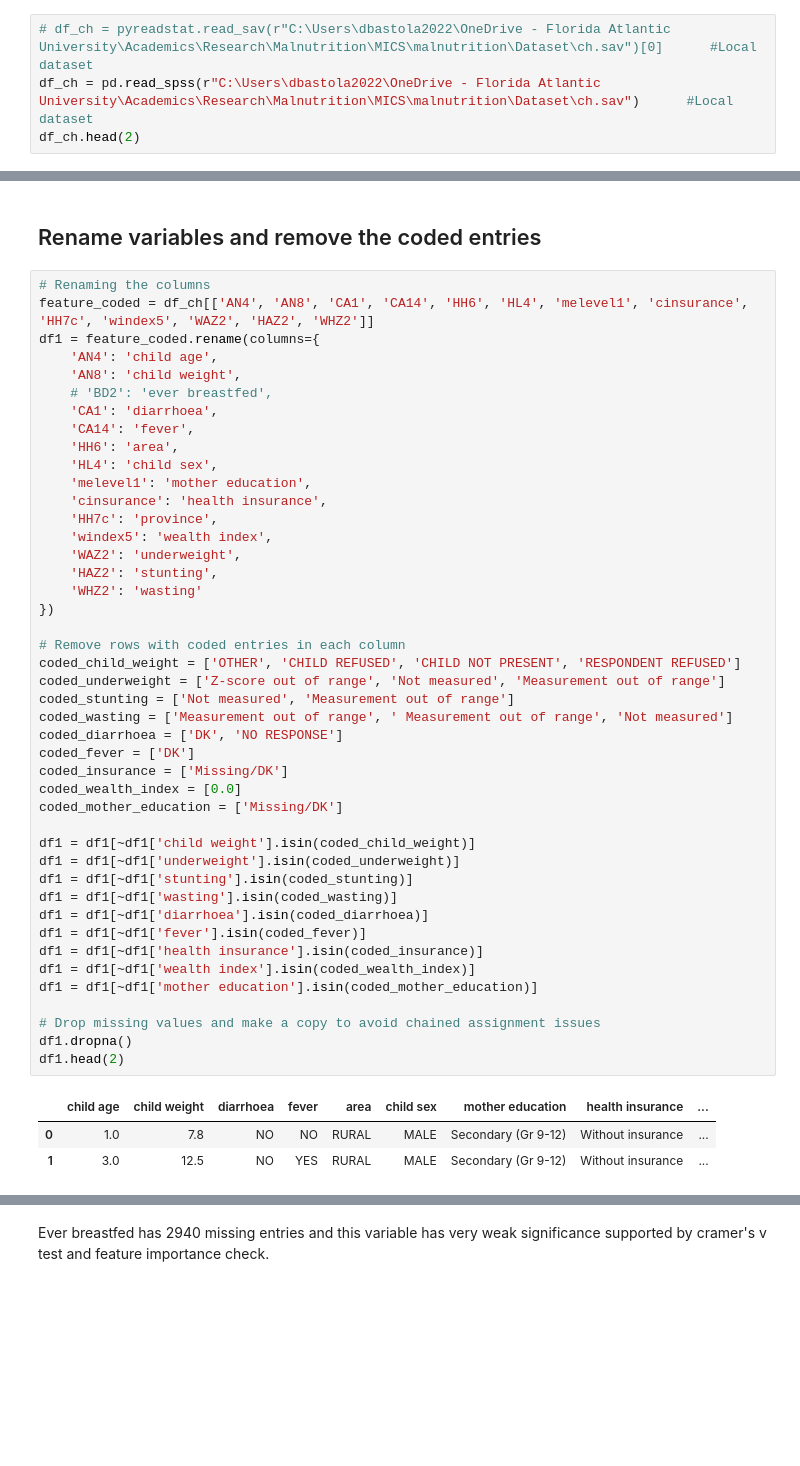
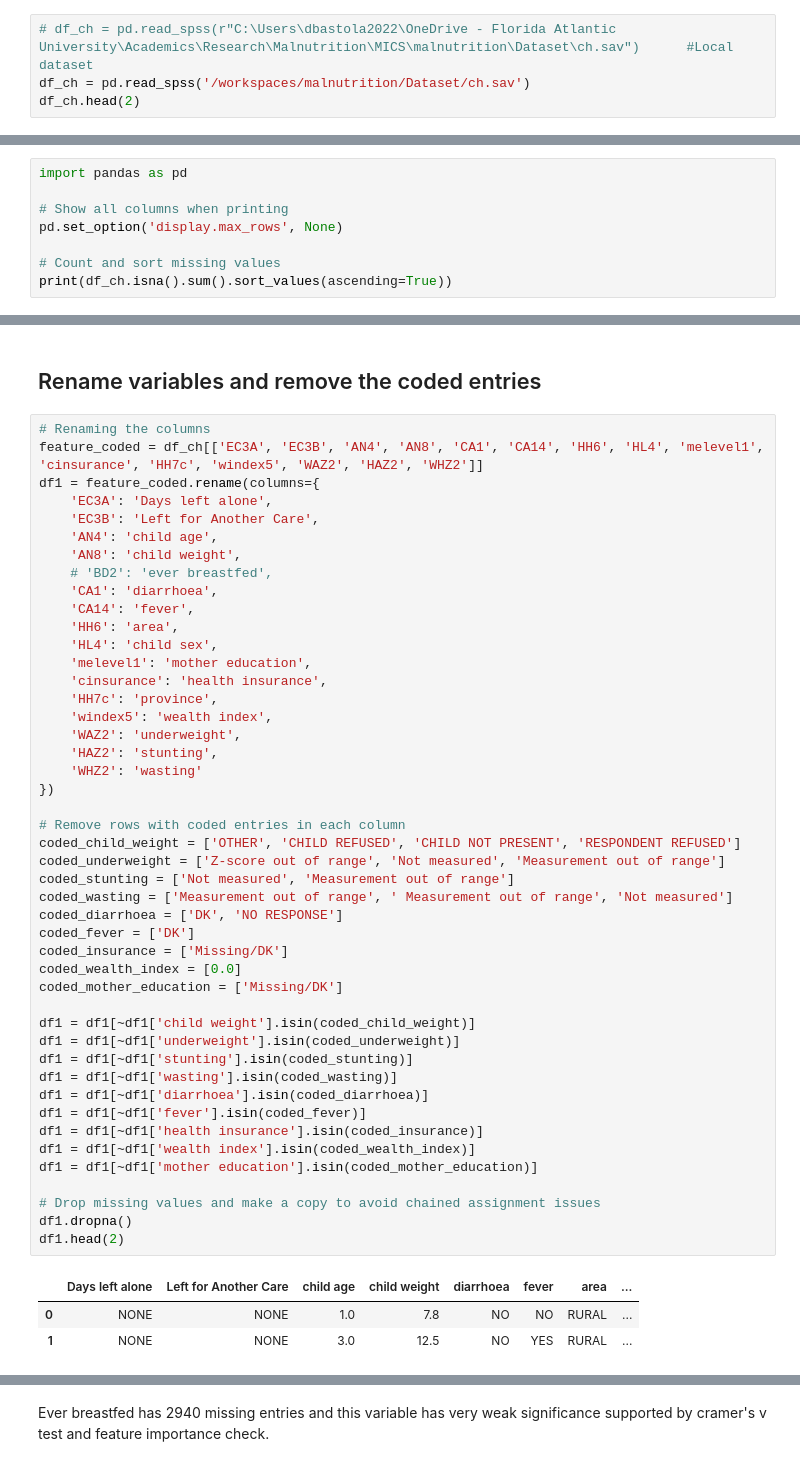
Before and after one commit to deepakbastola/malnutrition, a Jupyter notebook: models/pps.ipynb, the cells around one changed output, grey strips where cells are left out. Cells and saved outputs as stored; diff of their text form; blank space fills up the shorter version.

```diff
--- a/models/pps.ipynb
+++ b/models/pps.ipynb
@@ -19,8 +24,8 @@ import geopandas as gpd
 # %% [markdown]
 ## Load data
 # %%
-# df_ch = pyreadstat.read_sav(r"C:\Users\dbastola2022\OneDrive - Florida Atlantic University\Academics\Research\Malnutrition\MICS\malnutrition\Dataset\ch.sav")[0]      #Local dataset
-df_ch = pd.read_spss(r"C:\Users\dbastola2022\OneDrive - Florida Atlantic University\Academics\Research\Malnutrition\MICS\malnutrition\Dataset\ch.sav")      #Local dataset
+# df_ch = pd.read_spss(r"C:\Users\dbastola2022\OneDrive - Florida Atlantic University\Academics\Research\Malnutrition\MICS\malnutrition\Dataset\ch.sav")      #Local dataset
+df_ch = pd.read_spss('/workspaces/malnutrition/Dataset/ch.sav')
 df_ch.head(2)
 # %% [output]
 |  | HH1 | HH2 | LN | UF1 | UF2 | UF3 | UFINT | UF4 | UF5 | UF6 | ... | ... |
@@ -33,0 +35,8 @@ df_ch.shape
+# %%
+import pandas as pd
+
+# Show all columns when printing
+pd.set_option('display.max_rows', None)
+
+# Count and sort missing values
+print(df_ch.isna().sum().sort_values(ascending=True))
@@ -35,8 +62,10 @@ df_ch.shape
 ## Rename variables and remove the coded entries
 # %%
 # Renaming the columns
-feature_coded = df_ch[['AN4', 'AN8', 'CA1', 'CA14', 'HH6', 'HL4', 'melevel1', 'cinsurance', 'HH7c', 'windex5', 'WAZ2', 'HAZ2', 'WHZ2']]
+feature_coded = df_ch[['EC3A', 'EC3B', 'AN4', 'AN8', 'CA1', 'CA14', 'HH6', 'HL4', 'melevel1', 'cinsurance', 'HH7c', 'windex5', 'WAZ2', 'HAZ2', 'WHZ2']]
 df1 = feature_coded.rename(columns={
+    'EC3A': 'Days left alone',
+    'EC3B': 'Left for Another Care',
     'AN4': 'child age',
     'AN8': 'child weight',
     # 'BD2': 'ever breastfed',
@@ -51,33 +80,33 @@ df1 = feature_coded.rename(columns={
     'WAZ2': 'underweight',
     'HAZ2': 'stunting',
     'WHZ2': 'wasting'
 })
 
 # Remove rows with coded entries in each column
 coded_child_weight = ['OTHER', 'CHILD REFUSED', 'CHILD NOT PRESENT', 'RESPONDENT REFUSED']
 coded_underweight = ['Z-score out of range', 'Not measured', 'Measurement out of range']
 coded_stunting = ['Not measured', 'Measurement out of range']
 coded_wasting = ['Measurement out of range', ' Measurement out of range', 'Not measured']
 coded_diarrhoea = ['DK', 'NO RESPONSE']
 coded_fever = ['DK']
 coded_insurance = ['Missing/DK']
 coded_wealth_index = [0.0]
 coded_mother_education = ['Missing/DK']
 
 df1 = df1[~df1['child weight'].isin(coded_child_weight)]
 df1 = df1[~df1['underweight'].isin(coded_underweight)]
 df1 = df1[~df1['stunting'].isin(coded_stunting)]
 df1 = df1[~df1['wasting'].isin(coded_wasting)]
 df1 = df1[~df1['diarrhoea'].isin(coded_diarrhoea)]
 df1 = df1[~df1['fever'].isin(coded_fever)]
 df1 = df1[~df1['health insurance'].isin(coded_insurance)]
 df1 = df1[~df1['wealth index'].isin(coded_wealth_index)]
 df1 = df1[~df1['mother education'].isin(coded_mother_education)]
 
 # Drop missing values and make a copy to avoid chained assignment issues
 df1.dropna()
 df1.head(2)
 # %% [output]
-|  | child age | child weight | diarrhoea | fever | area | child sex | mother education | health insurance | ... |
-| 0 | 1.0 | 7.8 | NO | NO | RURAL | MALE | Secondary (Gr 9-12) | Without insurance | ... |
-| 1 | 3.0 | 12.5 | NO | YES | RURAL | MALE | Secondary (Gr 9-12) | Without insurance | ... |
+|  | Days left alone | Left for Another Care | child age | child weight | diarrhoea | fever | area | ... |
+| 0 | NONE | NONE | 1.0 | 7.8 | NO | NO | RURAL | ... |
+| 1 | NONE | NONE | 3.0 | 12.5 | NO | YES | RURAL | ... |
```
Also changed, not shown: parts of 5 cells of this notebook, 10 other files.
